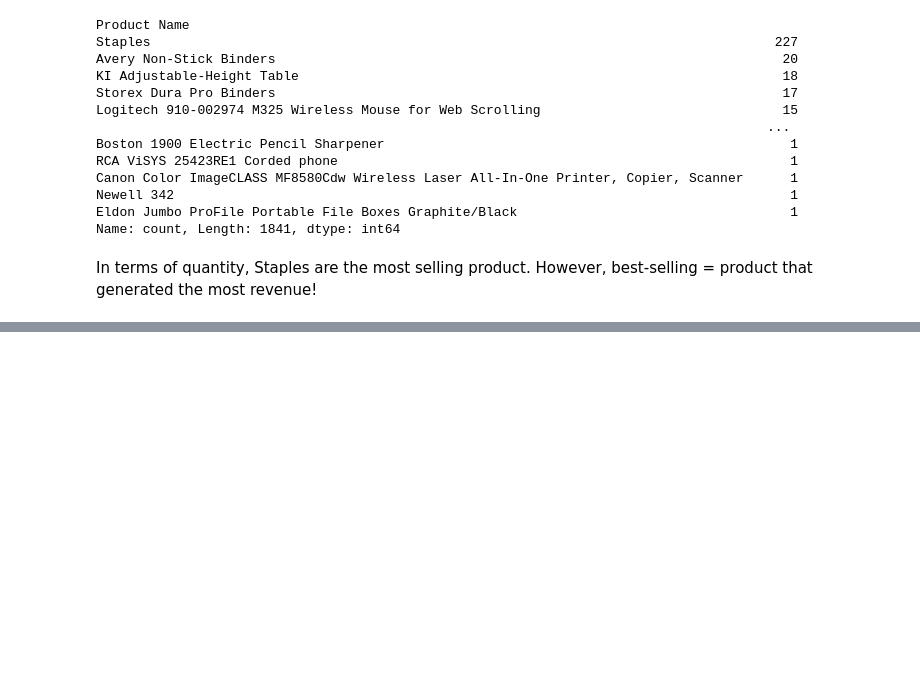
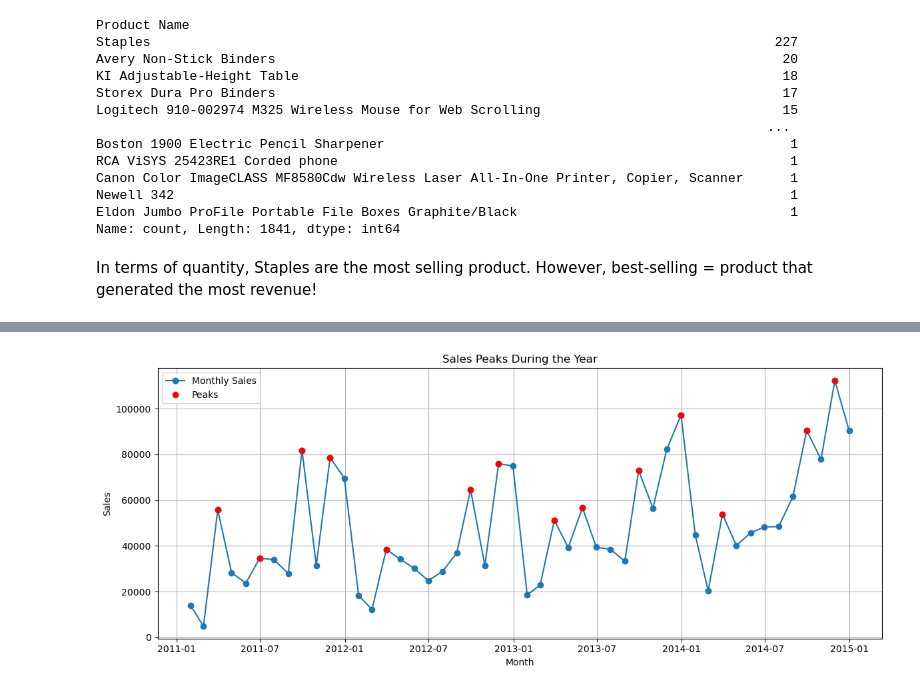
Before and after one commit to tingly-amua/FUTURE_DS_01, a Jupyter notebook: taskl.ipynb, the cells around one changed output, grey strips where cells are left out. Saved outputs shown, nothing was run; the diff lists cells and outputs as text; code cells hidden in the pictures; blank space fills up the shorter version.

```diff
--- a/taskl.ipynb
+++ b/taskl.ipynb
@@ -118,0 +206,19 @@ In terms of quantity, Staples are the most selling product. However, best-sellin
+# %%
+from scipy.signal import find_peaks
+
+sales_values = monthly_sales.values
+peaks, _ = find_peaks(sales_values)
+
+# Plot with peaks
+plt.figure(figsize=(12,5))
+plt.plot(monthly_sales.index, sales_values, marker='o', label='Monthly Sales')
+plt.plot(monthly_sales.index[peaks], sales_values[peaks], "ro", label='Peaks')
+plt.title("Sales Peaks During the Year")
+plt.xlabel("Month")
+plt.ylabel("Sales")
+plt.legend()
+plt.grid(True)
+plt.tight_layout()
+plt.show()
+# %% [output]
+[figure, added]
```
Also changed, not shown: parts of 21 cells of this notebook.
